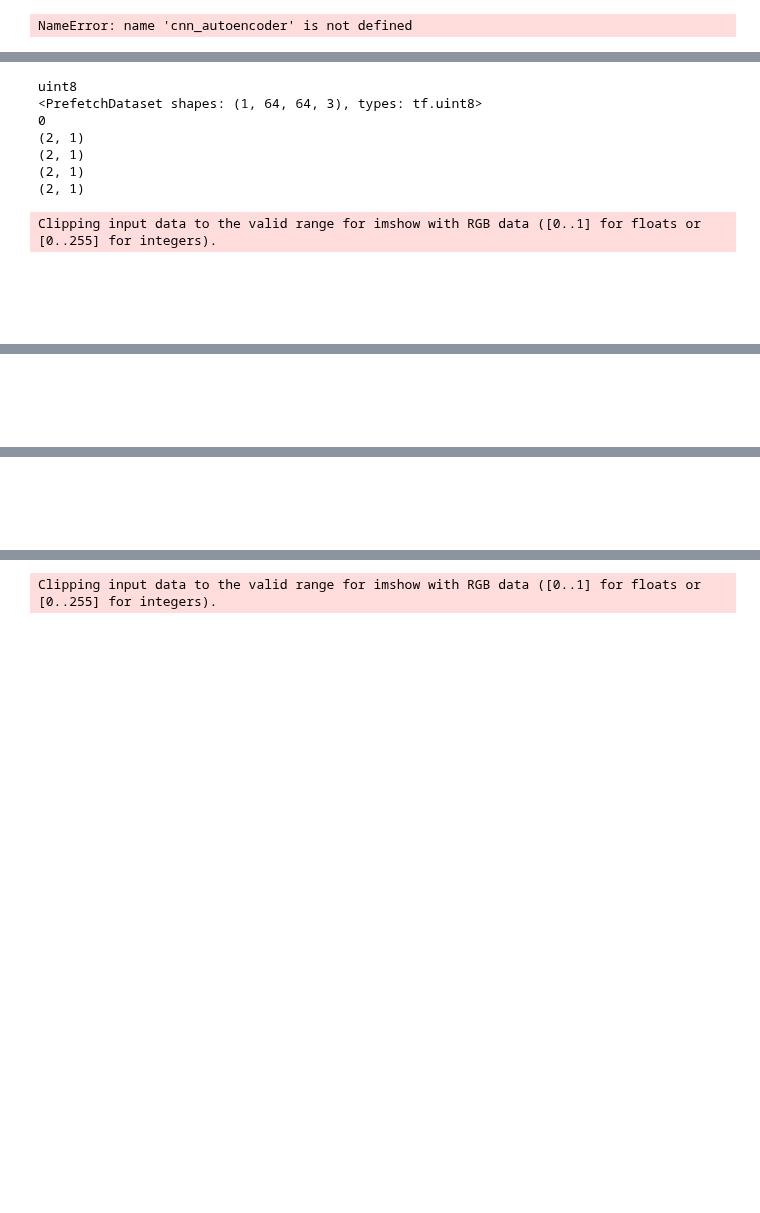
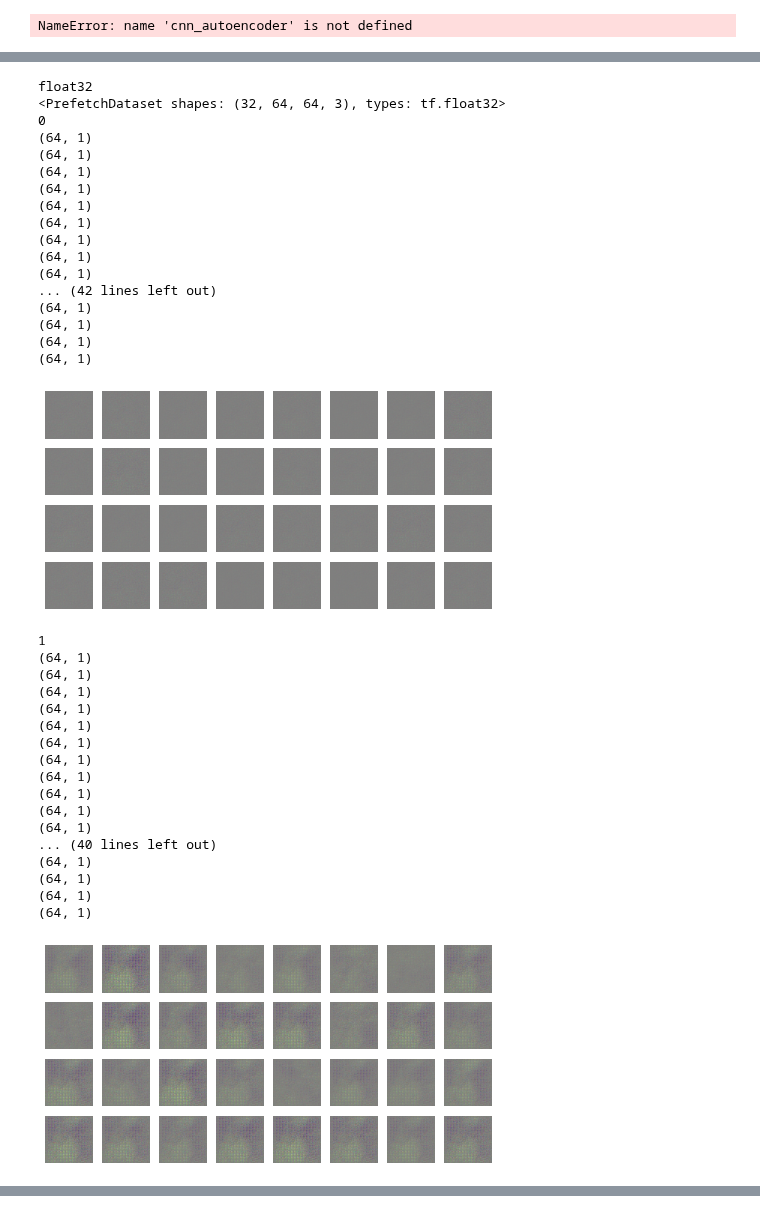
Before and after one commit to OrdinaryHacker101/MinecraftAI, a Jupyter notebook: area_52/MineDREAM.ipynb, the cells around one changed output, grey strips where cells are left out. Cells and saved outputs as stored; diff of their text form; code cells hidden in the pictures; blank space fills up the shorter version.

```diff
--- a/area_52/MineDREAM.ipynb
+++ b/area_52/MineDREAM.ipynb
@@ -180,35 +181,44 @@ cnn_gen = keras.models.Sequential([
     keras.layers.Dense(16*16*128),
     keras.layers.Dropout(0.4),
     keras.layers.Reshape([16,16,128]),
-    keras.layers.Conv2D(32, kernel_size=2, padding="same",
+    keras.layers.Conv2D(64, kernel_size=5, padding="same",
                        activation="tanh"),
-    keras.layers.Conv2DTranspose(64, kernel_size=3, strides=2, padding="same",
+    keras.layers.BatchNormalization(),
+    keras.layers.Conv2DTranspose(32, kernel_size=3, strides=2, padding="same",
                                 activation="tanh"),
-    keras.layers.Conv2DTranspose(3, kernel_size=5, strides=2, padding="same",
+    keras.layers.BatchNormalization(),
+    keras.layers.Conv2DTranspose(3, kernel_size=2, strides=2, padding="same",
                                  activation="sigmoid"),
 ])
 
 cnn_dis = keras.models.Sequential([
+    keras.layers.Conv2D(128, kernel_size=5, strides=2, padding="same",
+                       activation=keras.layers.LeakyReLU(0.2),
+                       input_shape=[64,64,3]),
+    keras.layers.Dropout(0.4),
+    keras.layers.Conv2D(64, kernel_size=5, strides=2, padding="same",
+                       activation=keras.layers.LeakyReLU(0.2)),
+    keras.layers.Dropout(0.4),
     keras.layers.Flatten(),
+    keras.layers.TimeDistributed(keras.layers.Dense(1, activation="sigmoid"))
+    '''keras.layers.Flatten(),
     keras.layers.Dense(100),
     keras.layers.Reshape([1, 100]),
     keras.layers.LSTM(50, return_sequences=True),
-    keras.layers.TimeDistributed(keras.layers.Dense(1, activation="sigmoid"))
+    keras.layers.TimeDistributed(keras.layers.Dense(1, activation="sigmoid"))'''
 ])
-
-#for layer in cnn_gen.layers:
-    #print(layer.get_output_at(0).get_shape().as_list())
-#for layer in cnn_dis.layers:
-    #print(layer.get_output_at(0).get_shape().as_list())
 
 cnn_gan = keras.models.Sequential([cnn_gen, cnn_dis])
 cnn_dis.compile(loss="binary_crossentropy", optimizer="rmsprop")
 cnn_dis.trainable = False
 cnn_gan.compile(loss="binary_crossentropy", optimizer="rmsprop")
-batch_size = 1
+
+batch_size = 32
+
 processed = np.array(processed).reshape(-1,64,64,3)
 dataset = tf.data.Dataset.from_tensor_slices(processed)
 dataset = dataset.batch(batch_size, drop_remainder=True).prefetch(1)
+
 print(processed.dtype)
 print(dataset)
 
@@ -223,41 +233,68 @@ def plot_multiple_images(images, n_cols=None):
         plt.imshow(image, cmap="binary")
         plt.axis("off")
 
-def train_gan(gan, dataset, batch_size, codings_size, n_epochs=10):
+def train_gan(gan, dataset, batch_size, codings_size, n_epochs=50):
     cnn_gen, cnn_dis = cnn_gan.layers
     for epoch in range(n_epochs):
         print(epoch)
         for X_batch in dataset:
 
             #training the discriminator
             X_batch = tf.cast(X_batch, tf.float32)
             noise = tf.random.normal(shape=[batch_size,codings_size])
-            generated_images = cnn_gen(noise)*255
+            generated_images = cnn_gen(noise)
 
             #print(generated_images[0][0][0])
             X_fake_and_real = tf.concat([generated_images, X_batch], axis=0)
             #print(X_fake_and_real.shape)
             y1 = tf.constant([[0.]] * batch_size + [[1.]] * batch_size)
             print(y1.shape)
             cnn_dis.trainable = True
             cnn_dis.train_on_batch(X_fake_and_real, y1)
 
             #training the generator
             noise = tf.random.normal(shape=[batch_size, codings_size])
             y2 = tf.constant([[1.]] * batch_size)
             cnn_dis.trainable = False
             cnn_gan.train_on_batch(noise, y2)
         plot_multiple_images(generated_images, 8)
         plt.show()
 
 train_gan(cnn_gan, dataset, batch_size, cnn_codings)
 # %% [output]
-uint8
-<PrefetchDataset shapes: (1, 64, 64, 3), types: tf.uint8>
+float32
+<PrefetchDataset shapes: (32, 64, 64, 3), types: tf.float32>
 0
-(2, 1)
-(2, 1)
-(2, 1)
-(2, 1)
+(64, 1)
+(64, 1)
+(64, 1)
+(64, 1)
+(64, 1)
+(64, 1)
+(64, 1)
+(64, 1)
+(64, 1)
+... (42 lines left out)
+(64, 1)
+(64, 1)
+(64, 1)
+(64, 1)
+[figure, new version]
-Clipping input data to the valid range for imshow with RGB data ([0..1] for floats or [0..255] for integers).
+1
+(64, 1)
+(64, 1)
+(64, 1)
+(64, 1)
+(64, 1)
+(64, 1)
+(64, 1)
+(64, 1)
+(64, 1)
+(64, 1)
+(64, 1)
+... (40 lines left out)
+(64, 1)
+(64, 1)
+(64, 1)
+(64, 1)
-[figure, old version]
+[figure, new version]
@@ -270 +335,0 @@ Clipping input data to the valid range for imshow with RGB data ([0..1] for floa
-[figure, old version]
@@ -277 +371,0 @@ Clipping input data to the valid range for imshow with RGB data ([0..1] for floa
-[figure, old version]
@@ -283,2 +373,0 @@ Clipping input data to the valid range for imshow with RGB data ([0..1] for floa
-Clipping input data to the valid range for imshow with RGB data ([0..1] for floats or [0..255] for integers).
-[figure, old version]
```
Also changed, not shown: parts of 3 cells of this notebook.
